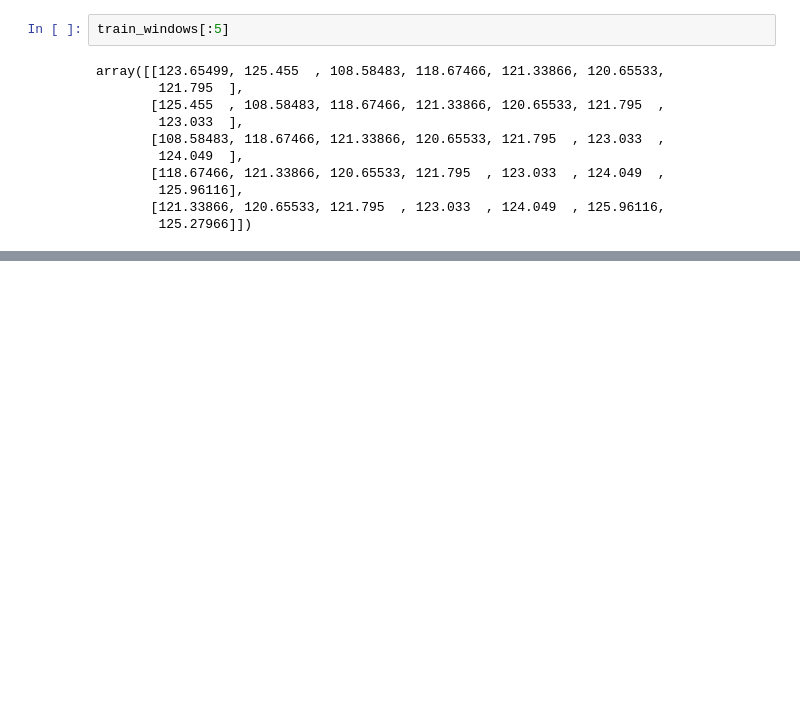
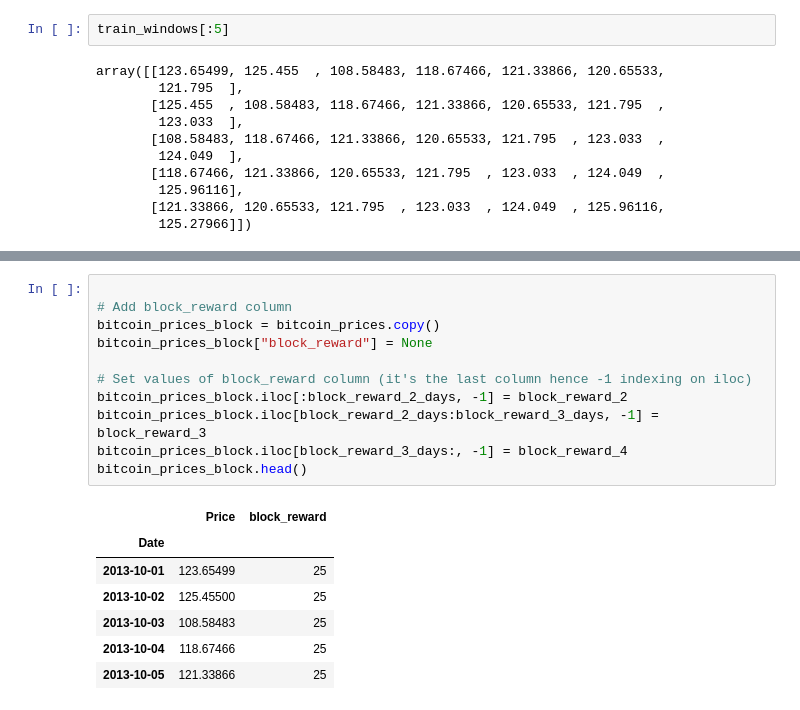
Before and after one commit to Krykiet/TF_training, a Jupyter notebook: 10_time_series.ipynb, the cells around one changed output, grey strips where cells are left out. Saved outputs shown, nothing was run; the diff lists cells and outputs as text; blank space fills up the shorter version.

```diff
--- a/10_time_series.ipynb
+++ b/10_time_series.ipynb
@@ -1186,0 +1246,19 @@ Epoch 100/100
+# %%
+
+# Add block_reward column
+bitcoin_prices_block = bitcoin_prices.copy()
+bitcoin_prices_block["block_reward"] = None
+
+# Set values of block_reward column (it's the last column hence -1 indexing on iloc)
+bitcoin_prices_block.iloc[:block_reward_2_days, -1] = block_reward_2
+bitcoin_prices_block.iloc[block_reward_2_days:block_reward_3_days, -1] = block_reward_3
+bitcoin_prices_block.iloc[block_reward_3_days:, -1] = block_reward_4
+bitcoin_prices_block.head()
+# %% [output]
+|  | Price | block_reward |
+| Date |  |  |
+| 2013-10-01 | 123.65499 | 25 |
+| 2013-10-02 | 125.45500 | 25 |
+| 2013-10-03 | 108.58483 | 25 |
+| 2013-10-04 | 118.67466 | 25 |
+| 2013-10-05 | 121.33866 | 25 |
```
Also changed, not shown: parts of 27 cells of this notebook.
